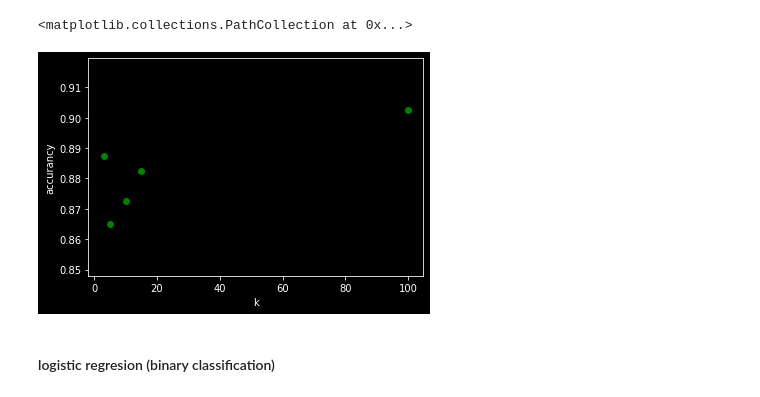
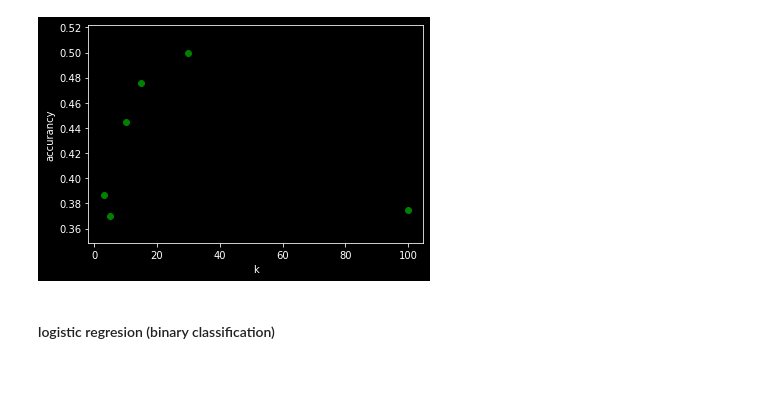
Before and after one commit to valika/wine-project, a Jupyter notebook: File2.ipynb, the cells around one changed output. Saved outputs shown, nothing was run; the diff lists cells and outputs as text; code cells hidden in the pictures.

```diff
--- a/File2.ipynb
+++ b/File2.ipynb
@@ -32,5 +33,17 @@ from sklearn.metrics import auc
 red=pd.read_csv('winequality_red.csv', sep=";", header=0)
+# %%
+#Cleaning of data:
+#red=red.reset_index()
+#red['fixed acidity'].isnull().sum()                         #if value is null
+#red['volatile acidity'].isnull().sum()                       #if value is null
+
+#red['dup']=red.duplicated()
+#red=red[red['dup']==True]
+#red.drop('dup',axis=1)
+red.drop_duplicates(inplace=True)                                     #vymazala som duplicovane riadky
+#print(red)
 # %%
-#creating column good quality wine for solving binary classification
-red['Qgood']= red['quality'].apply(lambda x: 0 if (x!=8 and x!=7 ) else 1)
-red.describe()
+# Creating the column (Qgood), which has value 1 when quality is 7 or 8.
+red['Qgood']= red['quality'].apply(lambda x: 1 if (x==7 or x==8) else 0)
+#red=red[red['Qgood']==1]
+#print(red)
@@ -90,24 +176,41 @@ k_nearest Neighbors classifier
 # %%
-#k_nearest Neighbors classifier
-a=[3,5,10,15,100]
-scores=[]
+#k_nearest Neighbors classifier Scenario 2
+
+#model with diffrent number of neighbours
+a=[3,5,10,15,30,100]
+scores2=[]
+bestPreKNN2=0
+indexKNN2=0
+
 
 for i in a:
-    knnc=KNeighborsClassifier(n_neighbors=i).fit(xTrainScaled,y_train)
-    yKnncPred=knnc.predict(xTestScaled)
-    scores.append(knnc.score(xTestScaled,y_test))
+    knnc2=KNeighborsClassifier(n_neighbors=i).fit(x2TrainScaled,y2_train)
+    y2KnncPred=knnc2.predict(x2TestScaled)
+    scores2.append(precision_score(y2_test,y2KnncPred))
 
-    print('K_nearest Neighbour classifier on Train_scaled_data with {}_neighbors:{}'.format(i,knnc.score(xTrainScaled,y_train)))
-    print('K_nearest Neighbour classifier on Test_scaled_data with {}_neighbors:{}'.format(i,knnc.score(xTestScaled,y_test)))
+    if precision_score(y2_test,y2KnncPred)>bestPreKNN2:
+        bestPreKNN2=precision_score(y2_test,y2KnncPred)
+        indexKNN2=i
+
+    #scores on train and test data
+    print('K_nearest Neighbour classifier on Train_scaled_data with {}_neighbors:{}'.format(i,knnc2.score(x2TrainScaled,y2_train)))
+    print('K_nearest Neighbour classifier on Test_scaled_data with {}_neighbors:{}'.format(i,knnc2.score(x2TestScaled,y2_test)))
 
     #confusion matrix
-    print('K_nearest Neighbour classifier with {}_neighbors:\n{}'.format(i,confusion_matrix(y_test,yKnncPred)))
+    print('K_nearest Neighbour classifier with {}_neighbors:\n{}'.format(i,confusion_matrix
+(y2_test,y2KnncPred)))
+
+    #precision evaluation matrics
+    print('Precision on K_nearest Neighbour classifider with {}_neighbors is:{}'.format(i,precision_score(y2_test,y2KnncPred)))
 
 #visualise results of k_neares NeighobrsClassifier in dependency of
-print(scores)
 plt.figure()
 plt.xlabel('k')
 plt.ylabel('accurancy')
-plt.scatter(a,scores,c='green')
-#plt.show
+plt.scatter(a,scores2,c='green')
+
+BestKNN_2={indexKNN2,bestPreKNN2}
+
+#accurancy of the model
+print('K_nearest Neighbour classifier with best results is {} and has {}_neighbors:'.format(bestPreKNN2,indexKNN2))
 # %% [output]
@@ -131,4 +234,3 @@ K_nearest Neighbour classifier with 100_neighbors:
-<matplotlib.collections.PathCollection at 0x...>
-[figure, old version]
+[figure, new version]
 # %% [markdown]
 #### logistic regresion (binary classification)
```
Also changed, not shown: parts of 32 cells of this notebook.
